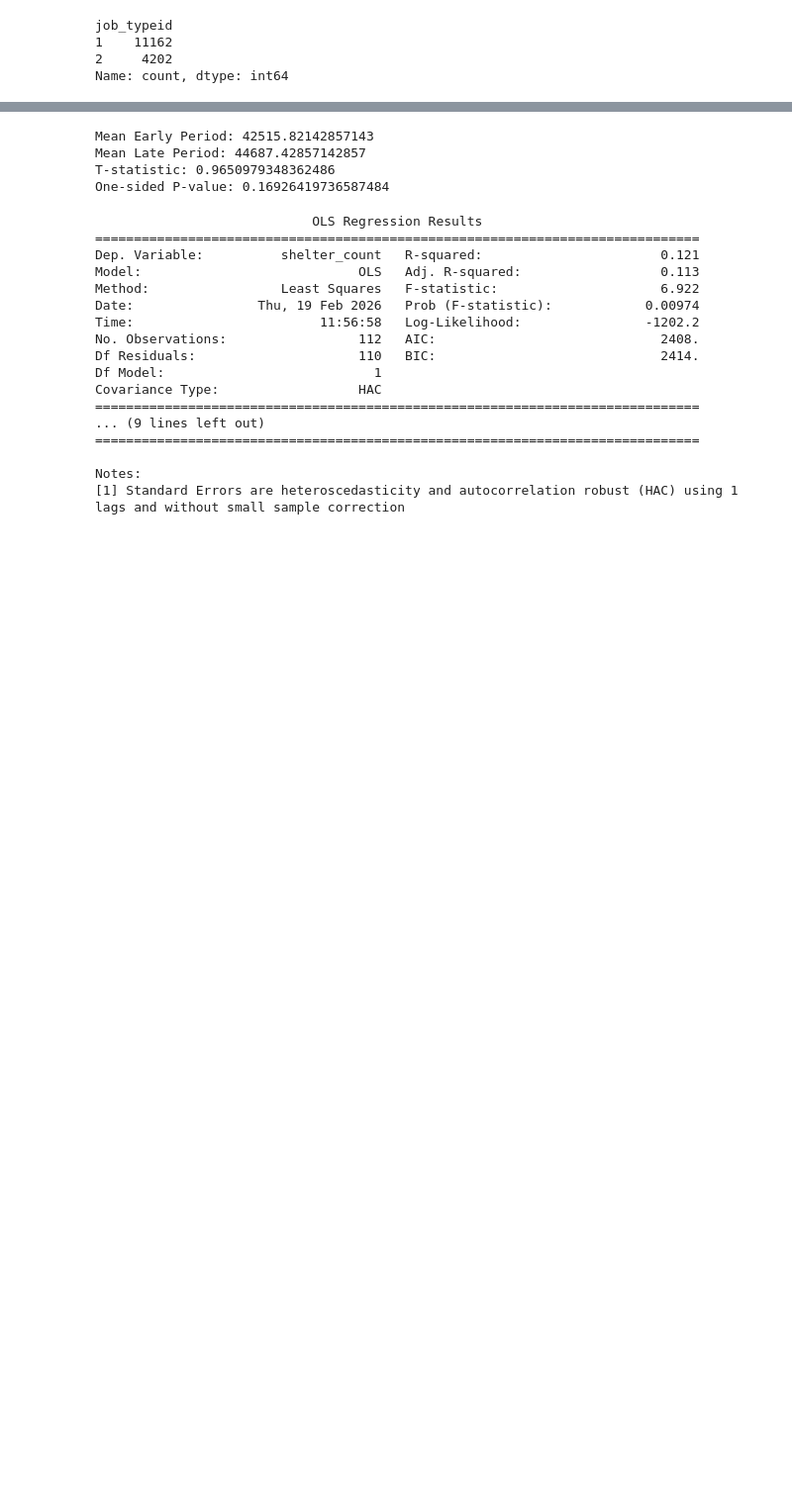
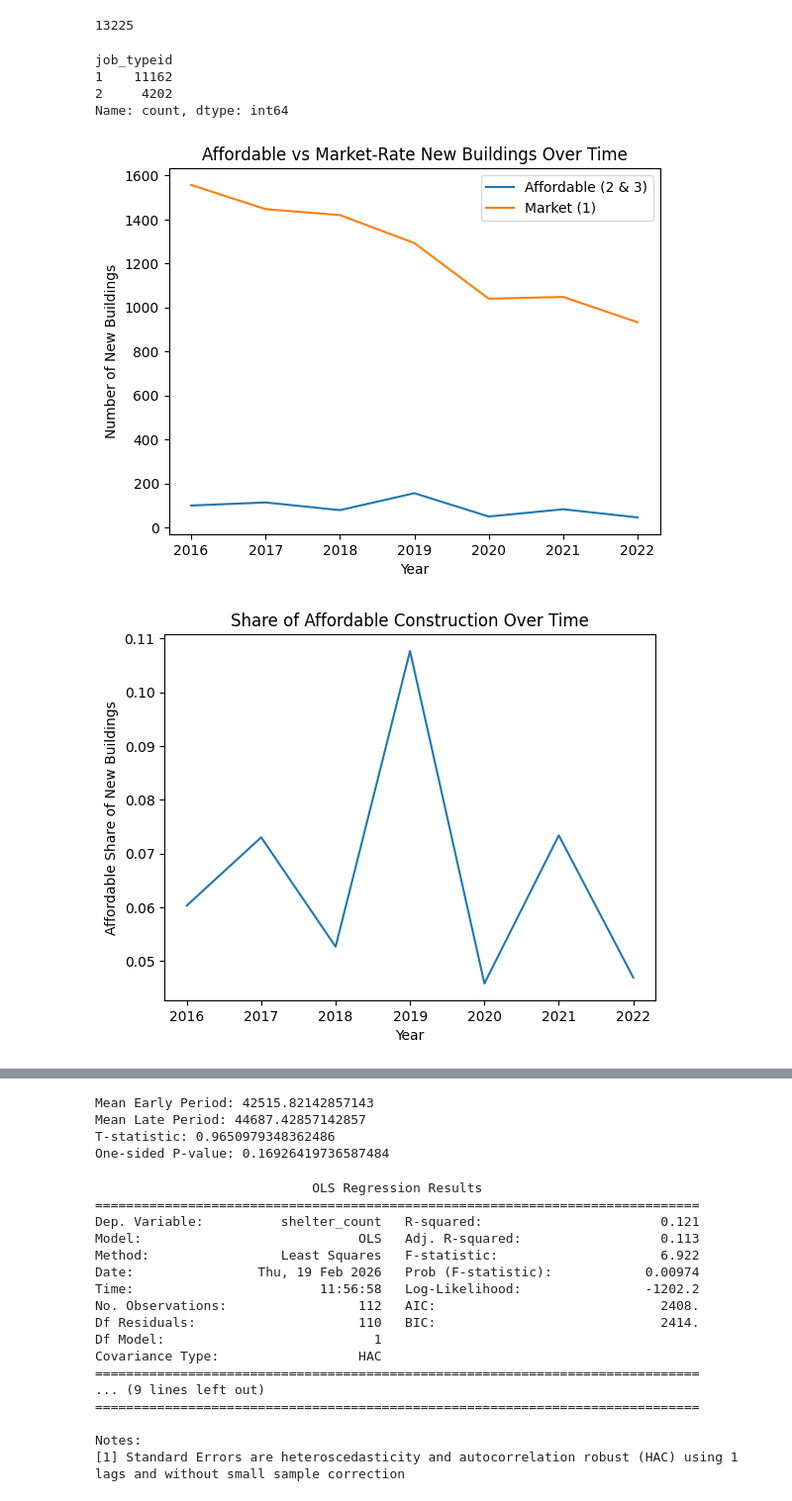
Before and after one commit to kevinserr/Time_Series_Forecast_of_Homelessness_in_NYC_with_Local_Model_Deployment, a Jupyter notebook: python/thomas_eda.ipynb, the cells around one changed output, grey strips where cells are left out. Shown at 99% size. Cells and saved outputs as stored; diff of their text form; code cells hidden in the pictures; blank space fills up the shorter version.

Commit message:
construction eda additions

```diff
--- a/python/thomas_eda.ipynb
+++ b/python/thomas_eda.ipynb
@@ -57,3 +57,7 @@ P-value: 0.014791546756534511
+# %%
+len(df['job_typeid'])
+# %% [output]
+13225
 # %%
 print(df['job_typeid'].value_counts())
 # %% [output]
@@ -61,3 +65,49 @@ job_typeid
 1    11162
 2     4202
 Name: count, dtype: int64
+# %%
+conn = sqlite3.connect('/Users/Marcy_Student/TeamHousing/data/processed/nyc_demolitions.db')
+
+df = pd.read_sql_query("""
+    SELECT month_date,
+           job_typeid,
+           ownership_id
+    FROM fact_demolitions
+    WHERE job_typeid = 1
+""", conn)
+
+conn.close()
+
+# Convert date
+df['month_date'] = pd.to_datetime(df['month_date'])
+df['year'] = df['month_date'].dt.year
+
+# Define affordable (2 = Non-Profit, 3 = Government)
+df['affordable'] = df['ownership_id'].isin([2, 3])
+
+# Aggregate
+yearly = df.groupby(['year', 'affordable']).size().unstack(fill_value=0)
+
+# Plot
+plt.figure()
+plt.plot(yearly.index, yearly.get(True, 0))
+plt.plot(yearly.index, yearly.get(False, 0))
+
+plt.title("Affordable vs Market-Rate New Buildings Over Time")
+plt.xlabel("Year")
+plt.ylabel("Number of New Buildings")
+plt.legend(["Affordable (2 & 3)", "Market (1)"])
+plt.show()
+
+yearly['affordable_share'] = yearly.get(True, 0) / yearly.sum(axis=1)
+
+plt.figure()
+plt.plot(yearly.index, yearly['affordable_share'])
+
+plt.title("Share of Affordable Construction Over Time")
+plt.xlabel("Year")
+plt.ylabel("Affordable Share of New Buildings")
+plt.show()
+# %% [output]
+[figure, added]
+[figure, added]
```
Also changed, not shown: parts of 5 cells of this notebook.
